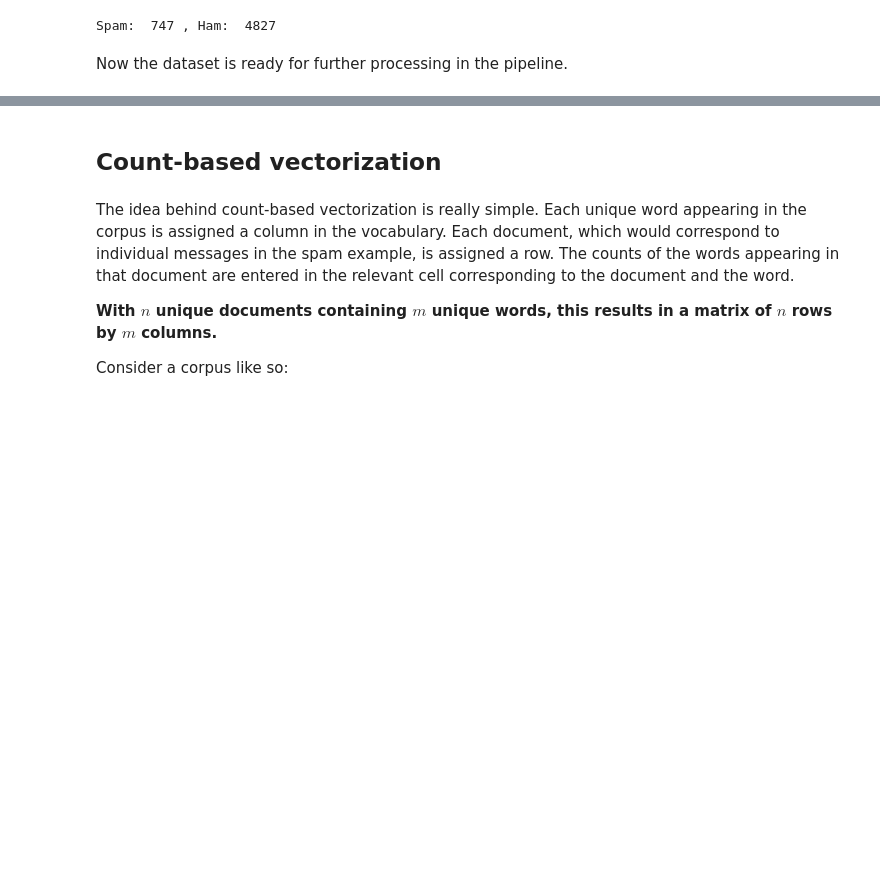
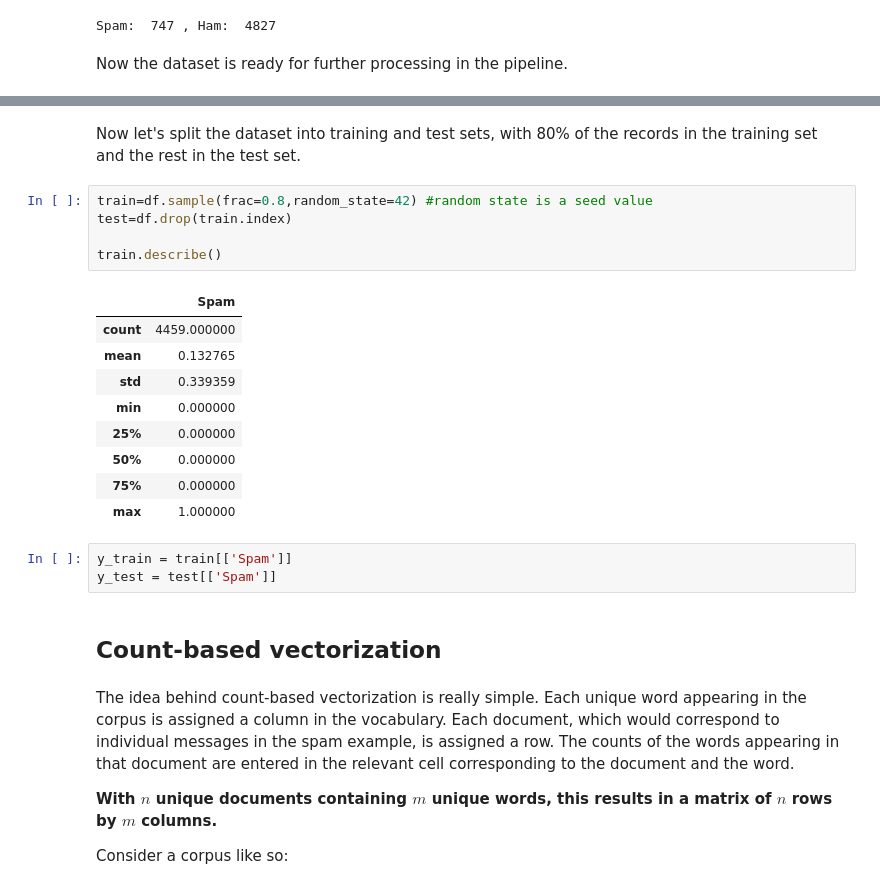
Before and after one commit to rahiakela/advanced-natural-language-processing-with-tensorflow-2, a Jupyter notebook: 1-essentials-of-nlp/2_text_vectorization.ipynb, the cells around one changed output, grey strips where cells are left out. Cells and saved outputs as stored; diff of their text form; blank space fills up the shorter version.

```diff
--- a/1-essentials-of-nlp/2_text_vectorization.ipynb
+++ b/1-essentials-of-nlp/2_text_vectorization.ipynb
@@ -140,3 +164,23 @@ Now the dataset is ready for further processing in the pipeline.
+# %% [markdown]
+Now let's split the dataset into training and test sets, with 80% of the records in the training set and the rest in the test set.
+# %%
+train=df.sample(frac=0.8,random_state=42) #random state is a seed value
+test=df.drop(train.index)
+
+train.describe()
+# %% [output]
+|  | Spam |
+| count | 4459.000000 |
+| mean | 0.132765 |
+| std | 0.339359 |
+| min | 0.000000 |
+| 25% | 0.000000 |
+| 50% | 0.000000 |
+| 75% | 0.000000 |
+| max | 1.000000 |
+# %%
+y_train = train[['Spam']]
+y_test = test[['Spam']]
 # %% [markdown]
 ## Count-based vectorization
 # %% [markdown]
```
Also changed, not shown: parts of 19 cells of this notebook.
